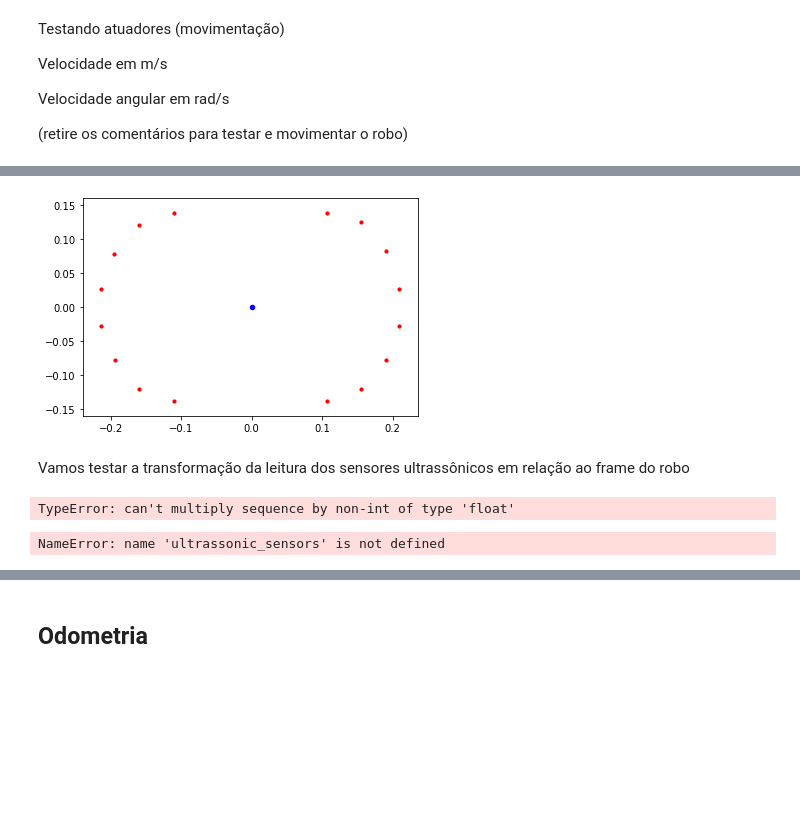
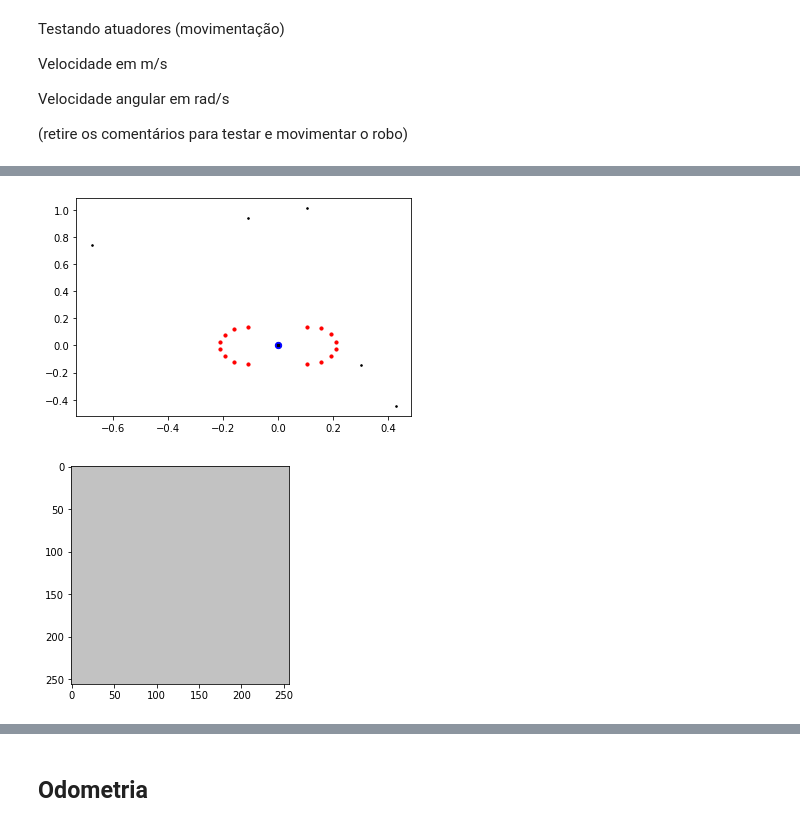
Before and after one commit to Necropsy/MO651, a Jupyter notebook: exercises/Project1.ipynb, the cells around one changed output, grey strips where cells are left out. Cells and saved outputs as stored; diff of their text form; code cells hidden in the pictures; blank space fills up the shorter version.

```diff
--- a/exercises/Project1.ipynb
+++ b/exercises/Project1.ipynb
@@ -176,3 +220,4 @@ point
 # %%
-us_sensors.data
+us_sensors.update_raw_reading()
+us_sensors.data["raw_reading"]
 # %% [output]
@@ -195,0 +230,3 @@ us_sensors.data
+# %%
+us_sensors.update_robot_frame_reading()
+us_sensors.data["robot_frame_reading"]
@@ -198,16 +252,11 @@ Primeiramente vamos localizar a posição dos sensores em relação ao frame do
 # %%
-fig, ax = plt.subplots()
-#posição dos sensores US
-ax.scatter(us_sensors.data['positions'][:,0], us_sensors.data['positions'][:,1], 10, c='r', marker='o')
-#posição do centro do robo
-ax.scatter(0, 0, 20, c='b', marker='o')
+def plot_us_robot_frame():
+    fig, ax = plt.subplots()
+    #posição dos sensores US
+    ax.scatter(us_sensors.data['positions'][:,0], us_sensors.data['positions'][:,1], 10, c='r', marker='o')
+    #posição do centro do robo
+    ax.scatter(0, 0, 40, c='b', marker='o')
+    #posição dos pontos lidos pelo sensor ultrassonico
+    ax.scatter(us_sensors.data['robot_frame_reading'][:,0], us_sensors.data['robot_frame_reading'][:,1], 10, c='black', marker='.')
 
-plt.show()
+    plt.show()
-# %% [output]
-[figure, removed]
-# %% [markdown]
-Vamos testar a transformação da leitura dos sensores ultrassônicos em relação ao frame do robo
-# %%
-us_sensors.proximity_robot_frame(1)
-# %% [output]
-TypeError: can't multiply sequence by non-int of type 'float'
@@ -225,6 +263,7 @@ def us_proximity_robot_frame(sensorId, input_distance):
-# %%
-#Testing function
-newProximityPoint = us_robot_frame(1,2)
-newProximityPoint
-# %% [output]
-NameError: name 'ultrassonic_sensors' is not defined
+# %%
+us_sensors.update_robot_frame_reading()
+plot_us_robot_frame()
+take_picture()
+# %% [output]
+[figure, added]
+[figure, added]
```
Also changed, not shown: parts of 40 cells of this notebook, 1 other file.
